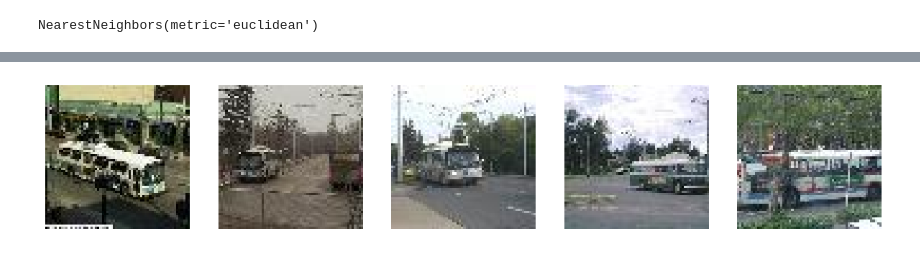
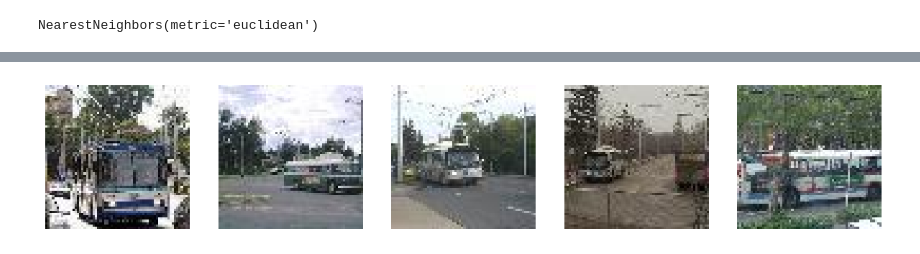
Before and after one commit to MrGG14/CBIR, a Jupyter notebook: CBIR.ipynb, the cells around one changed output, grey strips where cells are left out. Cells and saved outputs as stored; diff of their text form; code cells hidden in the pictures.

```diff
--- a/CBIR.ipynb
+++ b/CBIR.ipynb
@@ -155,7 +202,7 @@ knn.fit(caracteristics_train)
 # %% [output]
 NearestNeighbors(metric='euclidean')
 # %%
-im = cv2.cvtColor(cv2.imread('n04487081_3.JPEG'), cv2.COLOR_BGR2RGB)
+im = cv2.cvtColor(cv2.imread('n04487081_26.JPEG'), cv2.COLOR_BGR2RGB)
 # Redimensionar la imagen al tamaño requerido por el modelo
 target_size = (224, 224)
 im = cv2.resize(im, target_size)
@@ -177,2 +224,2 @@ display_n_similar(indice[0], 8)
 Solo hay 5 imágenes en la lista. Mostrando todas.
-[figure, old version]
+[figure, new version]
```
Also changed, not shown: parts of 11 cells of this notebook.
